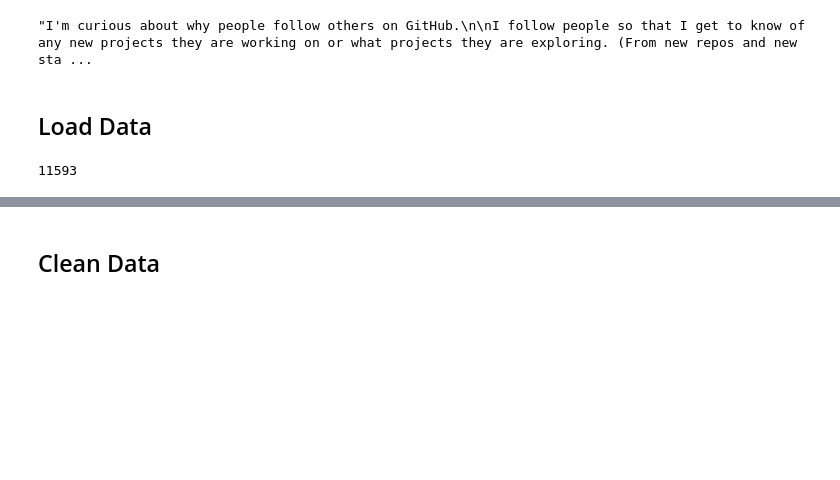
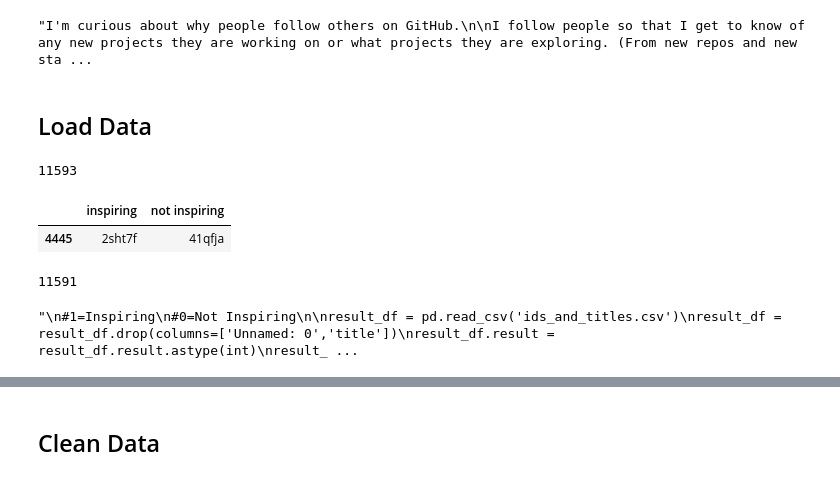
Before and after one commit to d141/Contagious-Inspiration, a Jupyter notebook: Train_Inspiration.ipynb, the cells around one changed output, grey strips where cells are left out. Cells and saved outputs as stored; diff of their text form; code cells hidden in the pictures; blank space fills up the shorter version.

```diff
--- a/Train_Inspiration.ipynb
+++ b/Train_Inspiration.ipynb
@@ -150,2 +159,8 @@ df['id'] = id_df[1]
 df['Title'] = title_df[1]
 df['Content'] = content_df[1]
+# %%
+ids = pd.read_csv('data_all_post_ids.csv')
+ids.sample()
+# %% [output]
+|  | inspiring | not inspiring |
+| 4445 | 2sht7f | 41qfja |
@@ -151,0 +171,4 @@ df['Content'] = content_df[1]
+# %%
+len(df)
+# %% [output]
+11591
@@ -151,0 +179,16 @@ df['Content'] = content_df[1]
+# %%
+'''
+#1=Inspiring
+#0=Not Inspiring
+
+result_df = pd.read_csv('ids_and_titles.csv')
+result_df = result_df.drop(columns=['Unnamed: 0','title'])
+result_df.result = result_df.result.astype(int)
+result_df['id'] = result_df['id'].astype(str)
+result_df['result'] = result_df['result'].map({1.0: 'inspiring', 0.0: 'not_inspiring'})
+new_df = df.merge(result_df, on='id', how='outer')
+new_df = new_df.drop_duplicates()
+new_df = new_df.dropna()
+'''
+# %% [output]
+"\n#1=Inspiring\n#0=Not Inspiring\n\nresult_df = pd.read_csv('ids_and_titles.csv')\nresult_df = result_df.drop(columns=['Unnamed: 0','title'])\nresult_df.result = result_df.result.astype(int)\nresult_ ...
```
Also changed, not shown: parts of 45 cells of this notebook.
